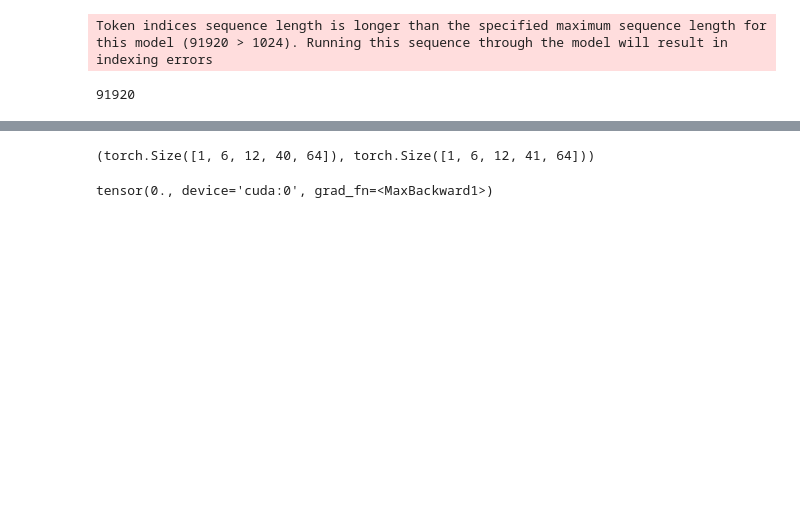
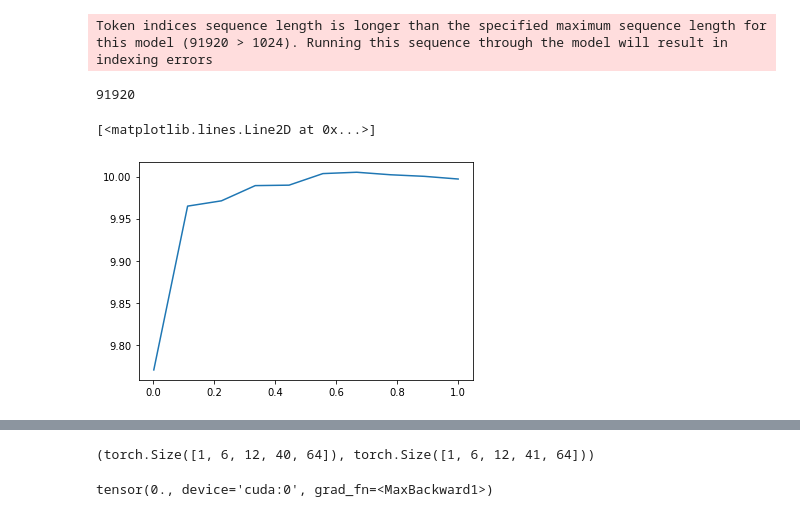
Before and after one commit to akarshkumar0101/transformer-memory, a Jupyter notebook: dead_memories.ipynb, the cells around one changed output, grey strips where cells are left out. Cells and saved outputs as stored; diff of their text form; code cells hidden in the pictures; blank space fills up the shorter version.

```diff
--- a/dead_memories.ipynb
+++ b/dead_memories.ipynb
@@ -26,0 +30,15 @@ len(input_ids_book)
+# %%
+torch.manual_seed(0)
+ids = input_ids_book.clone()
+nlls = torch.randn_like(ids.float())+10.
+
+rarity = torch.tensor([id2rarity.get(a.item()) for a in ids])
+
+ps = torch.linspace(1e-3, 1., 10)
+nlls_p = torch.tensor([nlls[rarity>=1-p].mean() for p in ps])
+nlls_p = torch.tensor([nlls[rarity>=1-p].mean() for p1, p2 in zip(ps[:-1], ps[1:])])
+
+plt.plot(to_np(ps), to_np(nlls_p))
+# %% [output]
+[<matplotlib.lines.Line2D at 0x...>]
+[figure, added]
```
Also changed, not shown: parts of 18 cells of this notebook.
